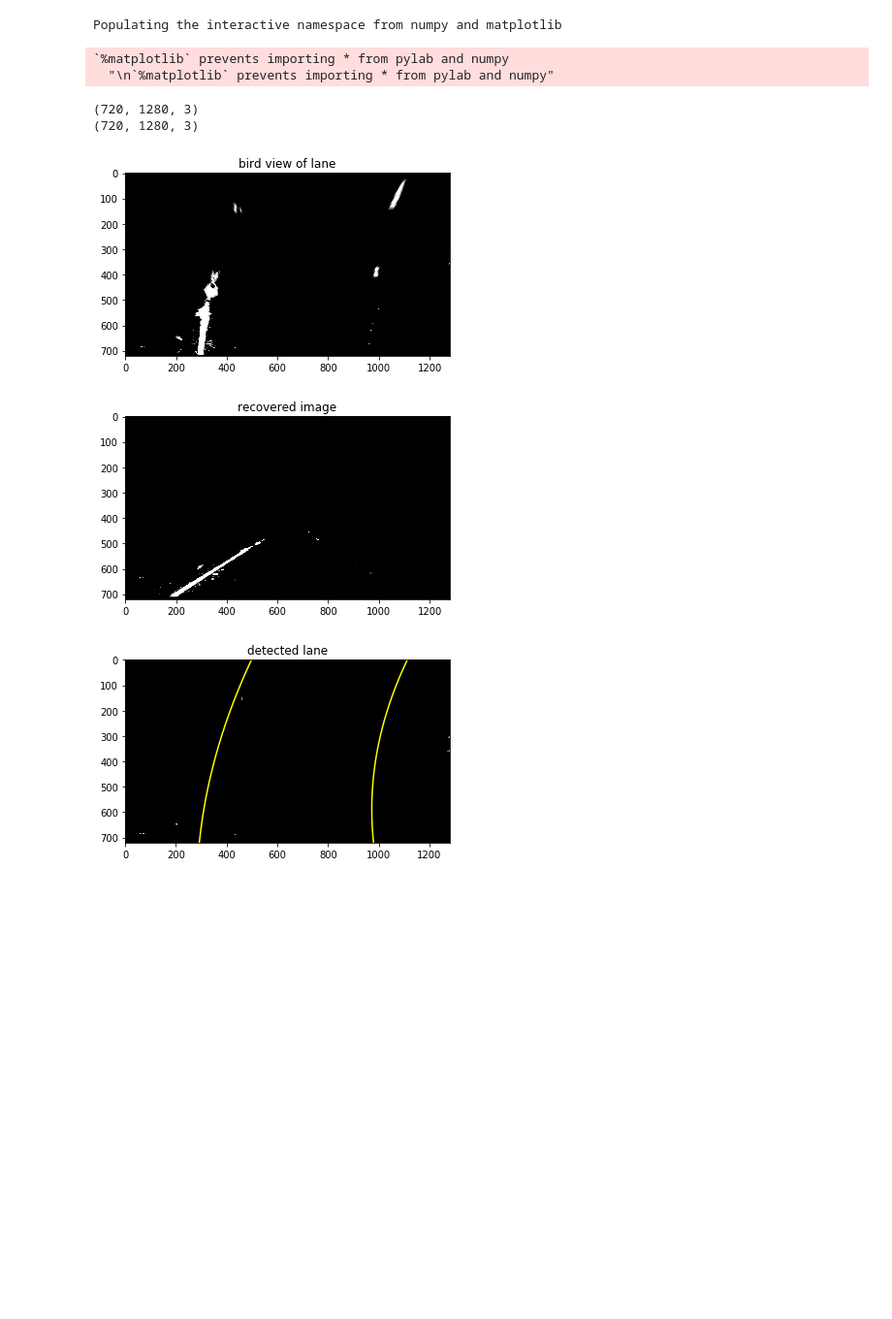
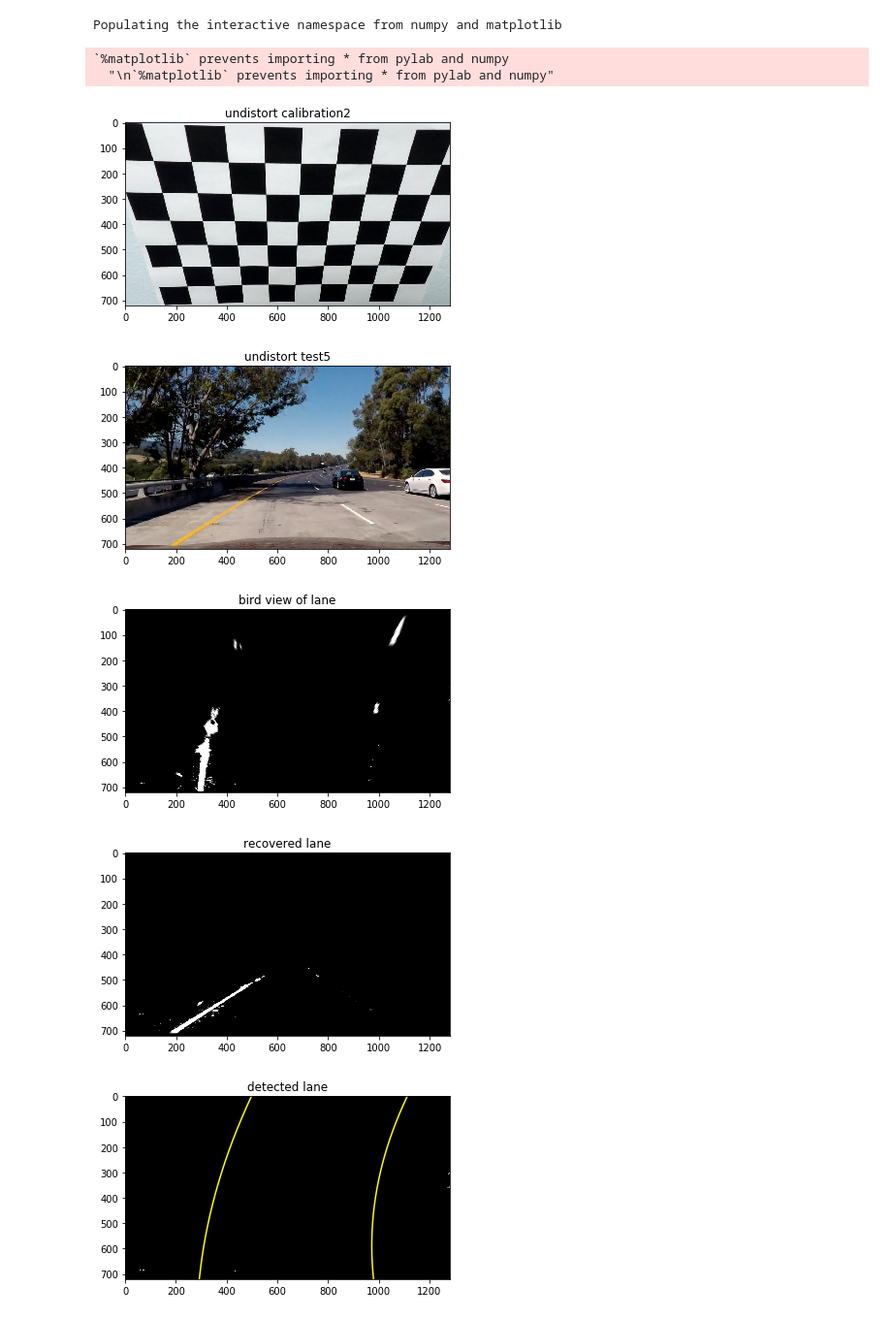
Before and after one commit to chenqin/CarND-Advanced-Lane-Lines, a Jupyter notebook: advanced_lane_lines.ipynb, the cells around one changed output. Shown at 97% size. Saved outputs shown, nothing was run; the diff lists cells and outputs as text; code cells hidden in the pictures; blank space fills up the shorter version.

```diff
--- a/advanced_lane_lines.ipynb
+++ b/advanced_lane_lines.ipynb
@@ -1,9 +1,10 @@
 # %%
+%pylab inline
 import numpy as np
 import cv2
 import glob
 import matplotlib.pyplot as plt
-%pylab inline
+
 
 # prepare object points, like (0,0,0), (1,0,0), (2,0,0) ....,(6,5,0)
 objp = np.zeros((6*9,3), np.float32)
@@ -41,20 +42,19 @@ img = cv2.imread("camera_cal/calibration2.jpg")
 img2 = cv2.undistort(img, mtx, dist, None, mtx)
 plt.title("undistort calibration2")
 plt.imshow(img2)
+plt.show()
 
 #apply to test images and calibrate
 img = cv2.imread("test_images/test5.jpg")
 imgRGB = cv2.cvtColor(img, cv2.COLOR_BGR2RGB)
-
 img2 = cv2.undistort(imgRGB, mtx, dist, None, mtx)
-plt.title("undistort calibration2")
+plt.title("undistort test5")
 plt.imshow(img2)
+plt.show()
 
 #filter out color space to split white and yellow lane
 def filter_lane_color(img):
-    print (img.shape)
     hsv = cv2.cvtColor(img, cv2.COLOR_RGB2HSV)
-    print (hsv.shape)
     white_low = np.array([18,0,180])
     white_high = np.array([255,80,255])
 
@@ -138,37 +138,44 @@ def gradient_filter(image, thresh=(0,255), mag_thresh=(0,255), dir_thresh=(0, np
     combined = np.zeros_like(dir_binary)
     combined[((gradx == 1) & (grady == 1)) | ((mag_binary == 1) & (dir_binary == 1))] = 1
     return combined
 
 
 binary = filter_lane_color(img2)
 plt.title("white & blue lane filter")
 plt.imshow(binary,cmap ='gray')
 
 
 #do prospective transformation
 #lane mask from fist hw
 src = np.float32([[585, 450], [203, 720], [1127, 720], [695, 450]])
 
 dst = np.float32([[320, 0], [320, 720], [960,720], [960, 0]])
 
 M = cv2.getPerspectiveTransform(src, dst)
 M_prime = cv2.getPerspectiveTransform(dst, src)
 
-img_size = (binary.shape[1], binary.shape[0])
-binary_warped = cv2.warpPerspective(binary, M, img_size, flags=cv2.INTER_LINEAR)
+def get_bird_eye_binary_wrap(img, M=M, M_prime=M_prime, mtx=mtx, dist=dist):
+    img2 = cv2.undistort(img, mtx, dist, None, mtx)
+    binary = filter_lane_color(img2)
+    img_size = (binary.shape[1], binary.shape[0])
+    binary_warped = cv2.warpPerspective(binary, M, img_size, flags=cv2.INTER_LINEAR)
+    return binary_warped
+
+binary_wraped = get_bird_eye_binary_wrap(img2)
+
 binary_recover = cv2.warpPerspective(binary_warped, M_prime, img_size, flags=cv2.INTER_LINEAR)
 plt.title("bird view of lane")
 plt.imshow(binary_warped,cmap ='gray')
 plt.show()
 plt.title("recovered lane")
 plt.imshow(binary_recover,cmap ='gray')
 plt.show()
 # %% [output]
 Populating the interactive namespace from numpy and matplotlib
 `%matplotlib` prevents importing * from pylab and numpy
   "\n`%matplotlib` prevents importing * from pylab and numpy"
-(720, 1280, 3)
-(720, 1280, 3)
-[figure, old version]
+[figure, new version]
-[figure, old version]
+[figure, new version]
+[figure, added]
+[figure, added]
 # %%
```
Also changed, not shown: parts of 4 cells of this notebook.
